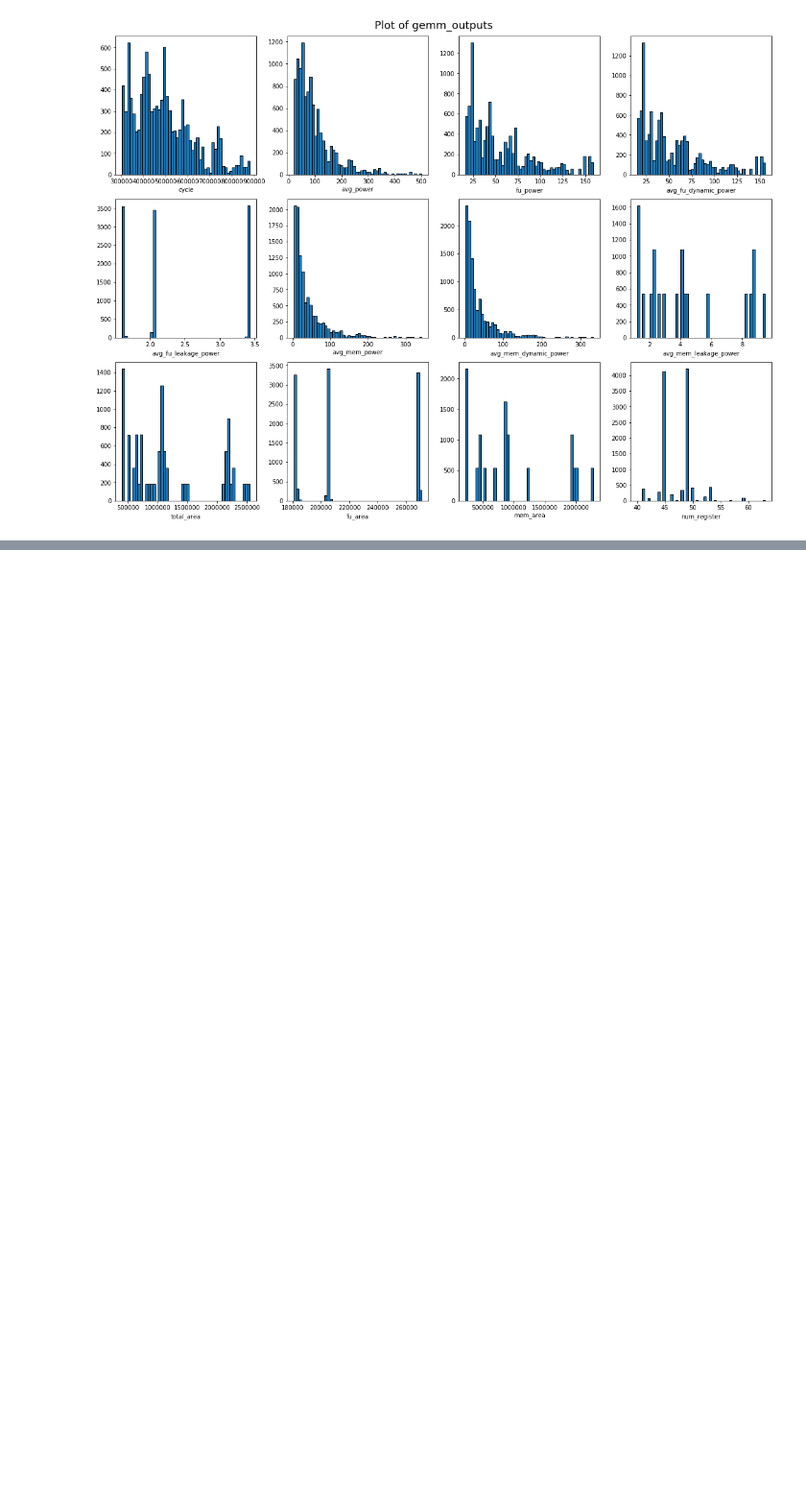
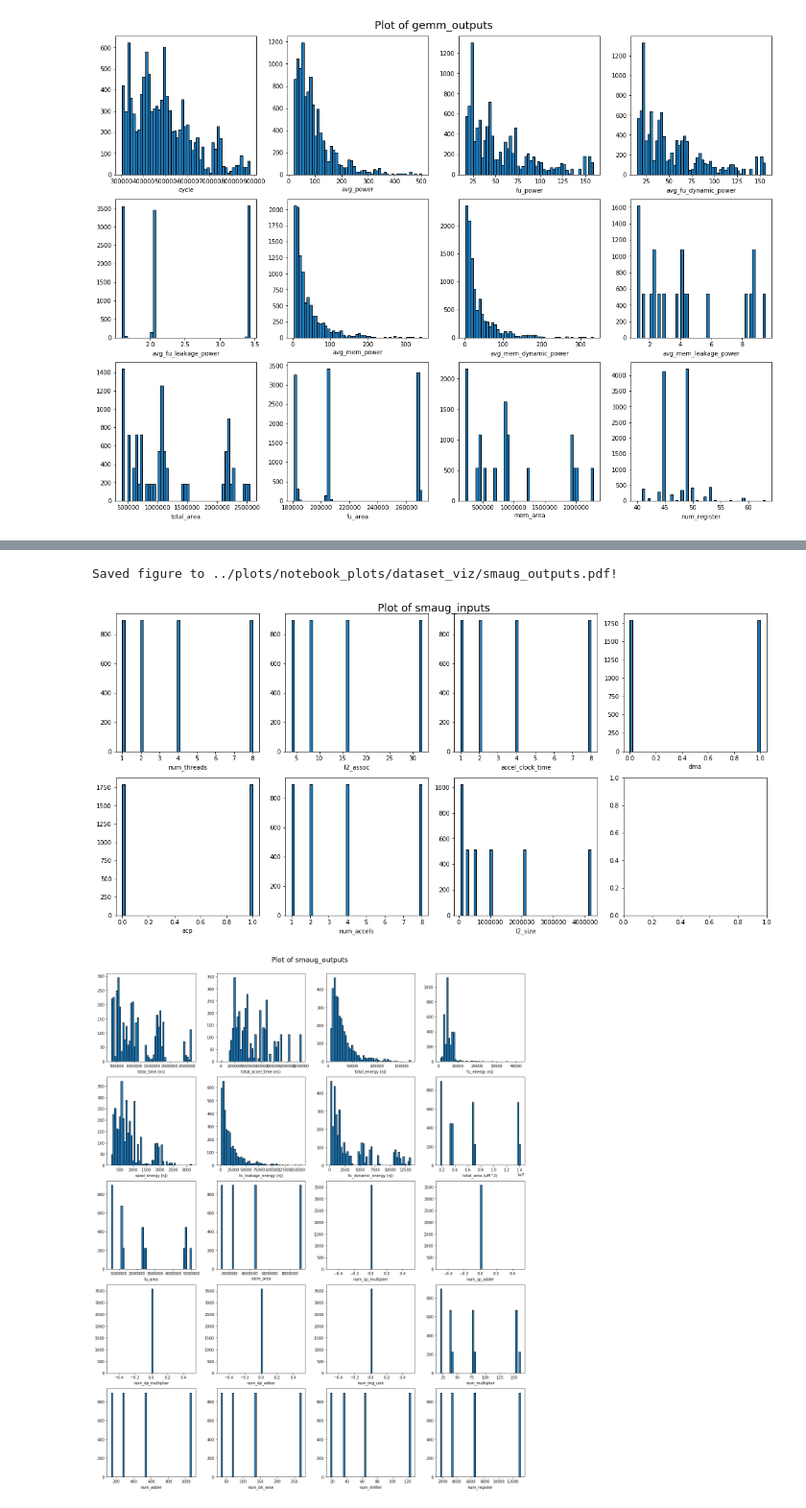
Before and after one commit to gncs/boa, a Jupyter notebook: notebooks/Dataset Visualisation.ipynb, the cells around one changed output, grey strips where cells are left out. Shown at 96% size. Saved outputs shown, nothing was run; the diff lists cells and outputs as text; code cells hidden in the pictures; blank space fills up the shorter version.

```diff
--- a/notebooks/Dataset Visualisation.ipynb
+++ b/notebooks/Dataset Visualisation.ipynb
@@ -70,6 +73,7 @@ def analysis(dataset_path: str,
 fft_path = "../resources/fft_dataset.csv"
 stencil3d_path = "../resources/stencil3d_dataset.csv"
 gemm_path = "../resources/gemm_dataset.csv"
+smaug_path = "../resources/smaug_dataset.csv"
 # %% [markdown]
 # Analysis of the FFT dataset
 # %%
@@ -149,3 +153,10 @@ Saved figure to ../plots/notebook_plots/dataset_viz/gemm_inputs.pdf!
 Saved figure to ../plots/notebook_plots/dataset_viz/gemm_outputs.pdf!
 [figure]
 [figure]
+# %%
+analysis(dataset_path=smaug_path,
+         name="smaug",
+         sep=",",
+         input_labels=smaug.input_labels,
+         output_labels=smaug.output_labels)
+# %% [output]
@@ -151,0 +178,3 @@ Saved figure to ../plots/notebook_plots/dataset_viz/gemm_outputs.pdf!
+Saved figure to ../plots/notebook_plots/dataset_viz/smaug_outputs.pdf!
+[figure, added]
+[figure, added]
```
Also changed, not shown: parts of 3 cells of this notebook, 19 other files.
